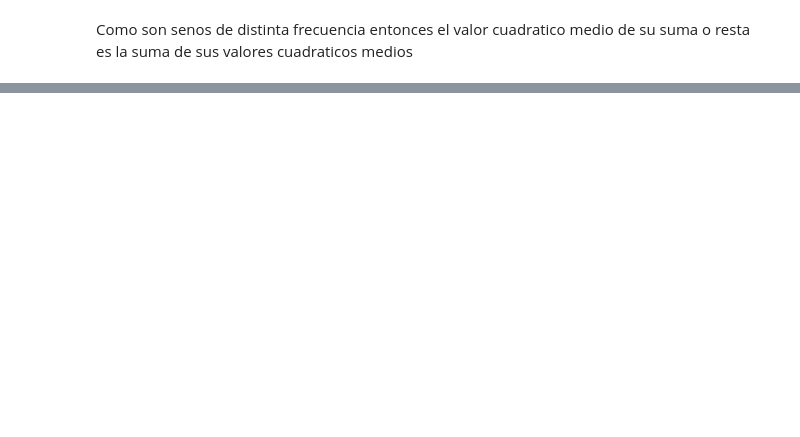
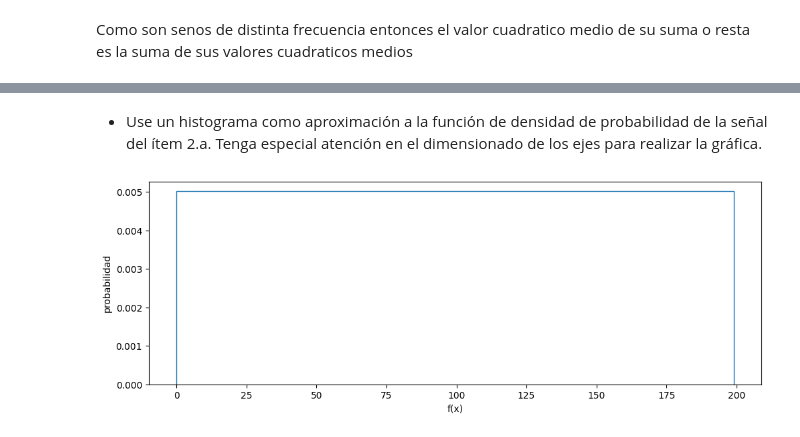
Before and after one commit to EliasGanem/Tps_Senales_Electricas_2024, a Jupyter notebook: Tp2/Tp2.ipynb, the cells around one changed output, grey strips where cells are left out. Drawn from its saved outputs; the diff is of its cells as text; code cells hidden in the pictures; blank space fills up the shorter version.

```diff
--- a/Tp2/Tp2.ipynb
+++ b/Tp2/Tp2.ipynb
@@ -140,0 +213,15 @@ Desviacion Estandar seno 1 = 2.83
+# %% [markdown]
+- Use un histograma como aproximación a la función de densidad de probabilidad de la señal del ítem 2.a. Tenga especial atención en el dimensionado de los ejes para realizar la gráfica.
+# %%
+histograma = plt.gcf()
+histograma.set_size_inches(30/2.54, 10/2.54)  # ahora en cm
+
+plt.hist(diente_sierra, bins=200, facecolor="g", density=True, histtype="step", orientation="vertical")
+plt.xlabel("f(x)")
+plt.ylabel("probabilidad")
+plt.show()
+
+# density en false pone la cantidad de apariciones de f(x), en true aparece la probabilidad
+# histtype da el histograma relleno
+# %% [output]
+[figure, added]
```
Also changed, not shown: parts of 12 cells of this notebook.
